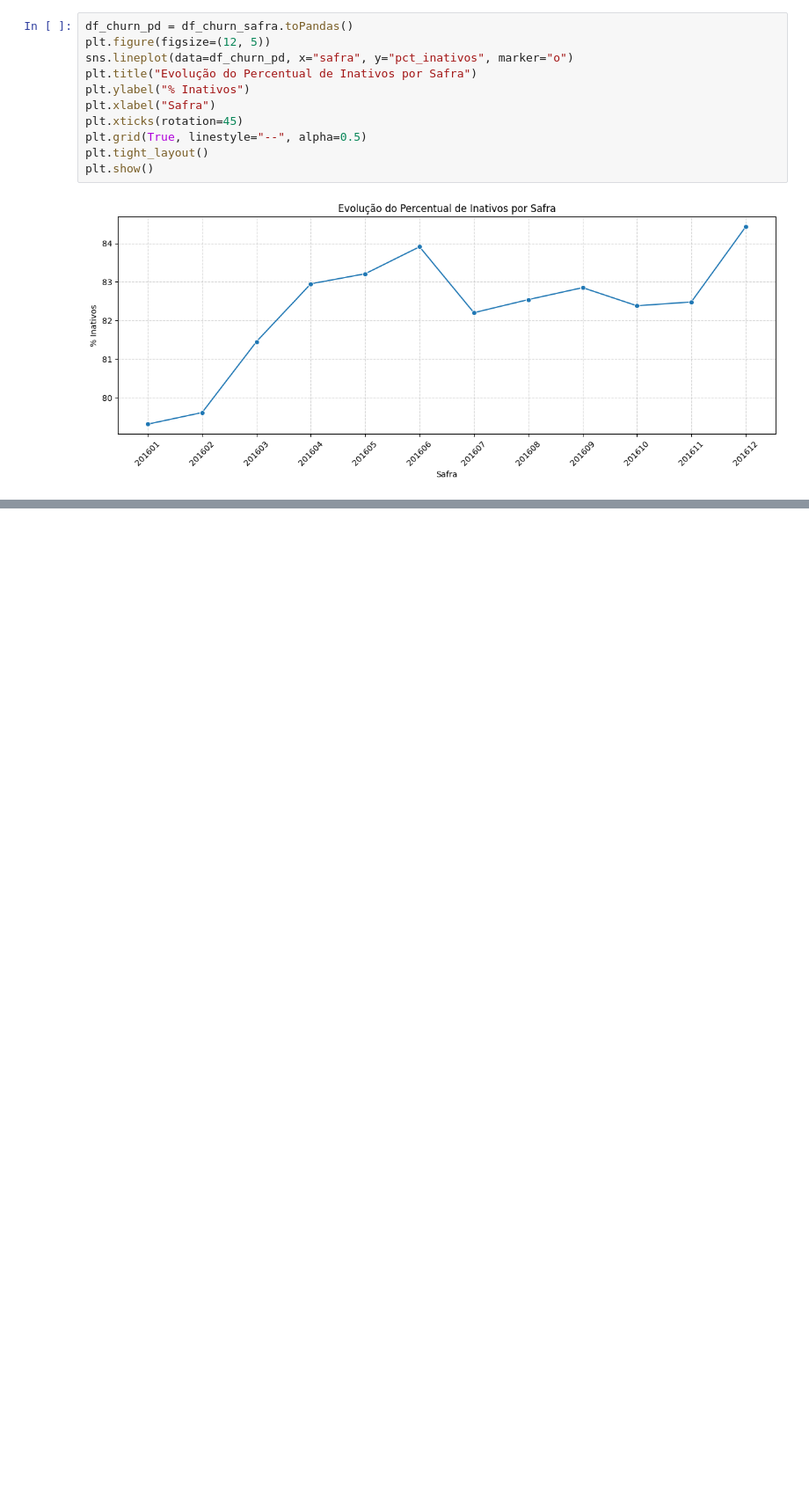
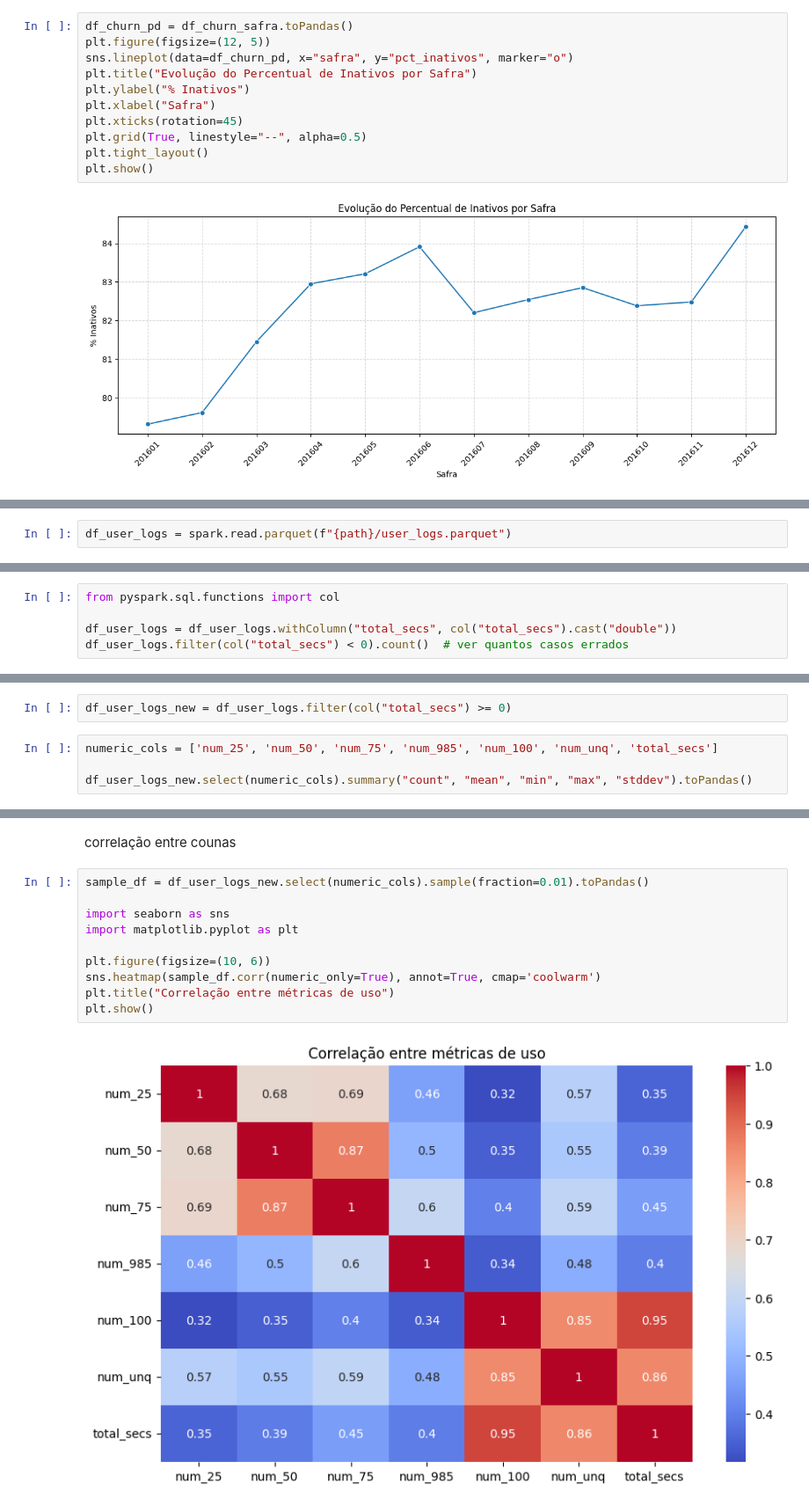
Before and after one commit to jups02/dm, a Jupyter notebook: case_dm.ipynb, the cells around one changed output, grey strips where cells are left out. Shown at 88% size. Saved outputs shown, nothing was run; the diff lists cells and outputs as text; blank space fills up the shorter version.

Commit message:
eda 27072025 user logs e transactions

```diff
--- a/case_dm.ipynb
+++ b/case_dm.ipynb
@@ -825,0 +840,2 @@ plt.show()
+# %%
+df_user_logs = spark.read.parquet(f"{path}/user_logs.parquet")
@@ -825,0 +920,5 @@ plt.show()
+# %%
+from pyspark.sql.functions import col
+
+df_user_logs = df_user_logs.withColumn("total_secs", col("total_secs").cast("double"))
+df_user_logs.filter(col("total_secs") < 0).count()  # ver quantos casos errados
@@ -825,0 +961,6 @@ plt.show()
+# %%
+df_user_logs_new = df_user_logs.filter(col("total_secs") >= 0)
+# %%
+numeric_cols = ['num_25', 'num_50', 'num_75', 'num_985', 'num_100', 'num_unq', 'total_secs']
+
+df_user_logs_new.select(numeric_cols).summary("count", "mean", "min", "max", "stddev").toPandas()
@@ -825,0 +990,14 @@ plt.show()
+# %% [markdown]
+correlação entre counas
+# %%
+sample_df = df_user_logs_new.select(numeric_cols).sample(fraction=0.01).toPandas()
+
+import seaborn as sns
+import matplotlib.pyplot as plt
+
+plt.figure(figsize=(10, 6))
+sns.heatmap(sample_df.corr(numeric_only=True), annot=True, cmap='coolwarm')
+plt.title("Correlação entre métricas de uso")
+plt.show()
+# %% [output]
+[figure, added]
```
Also changed, not shown: parts of 53 cells of this notebook, 1 other file.
